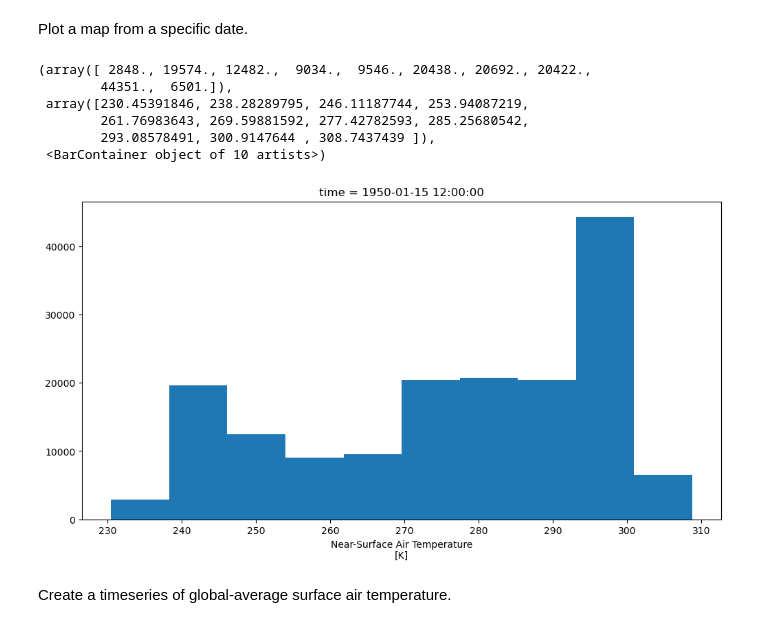
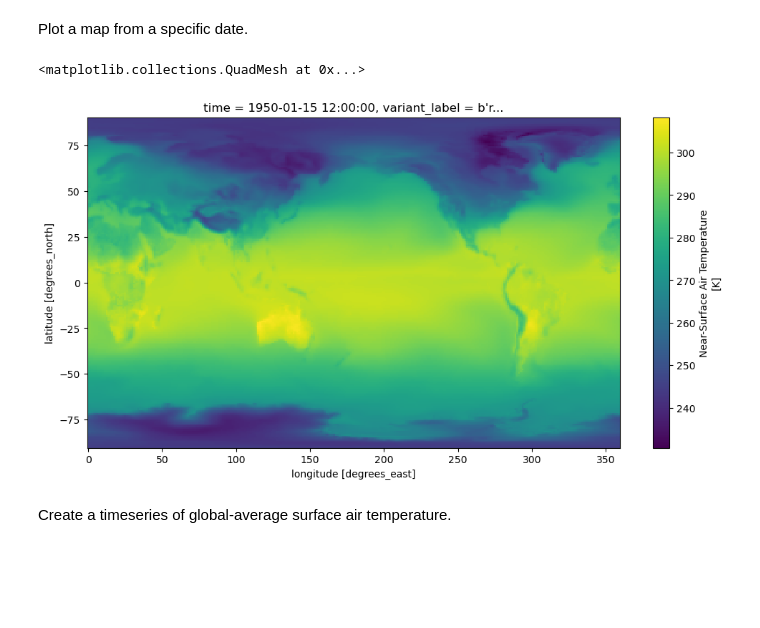
Before and after one commit to zequihg50/esgf-virtual-aggregation, a Jupyter notebook: demo.ipynb, the cells around one changed output. Drawn from its saved outputs; the diff is of its cells as text; code cells hidden in the pictures; blank space fills up the shorter version.

```diff
--- a/demo.ipynb
+++ b/demo.ipynb
@@ -45,5 +42,5 @@ Currently, the invetory is a CSV file which can be queried for locating the desi
 # %%
-df = pd.read_csv("https://hub.ipcc.ifca.es/thredds/fileServer/inventory.csv")
+df = pd.read_csv("https://hub.ipcc.ifca.es/thredds/fileServer/public/inventory.csv")
 
 # Find a dataset
 subset = df.query("product == 'ScenarioMIP' & model == 'CNRM-CM6-1' & experiment == 'ssp245' & table == 'day' & variable == 'tas' & version == 'v20190410'")
@@ -334,15 +331,10 @@ replica :
 # %% [markdown]
 Plot a map from a specific date.
 # %%
-ds.tas.sel(time='1950-01').squeeze().plot()
+ds.tas.sel(time='1950-01', variant_label=b"r9i1p1f1").squeeze().plot()
 # %% [output]
-(array([ 2848., 19574., 12482.,  9034.,  9546., 20438., 20692., 20422.,
-        44351.,  6501.]),
- array([230.45391846, 238.28289795, 246.11187744, 253.94087219,
-        261.76983643, 269.59881592, 277.42782593, 285.25680542,
-        293.08578491, 300.9147644 , 308.7437439 ]),
- <BarContainer object of 10 artists>)
+<matplotlib.collections.QuadMesh at 0x...>
-[figure, old version]
+[figure, new version]
 # %% [markdown]
 Create a timeseries of global-average surface air temperature.
 # %%
```
Also changed, not shown: parts of 23 cells of this notebook, 1 other file.
